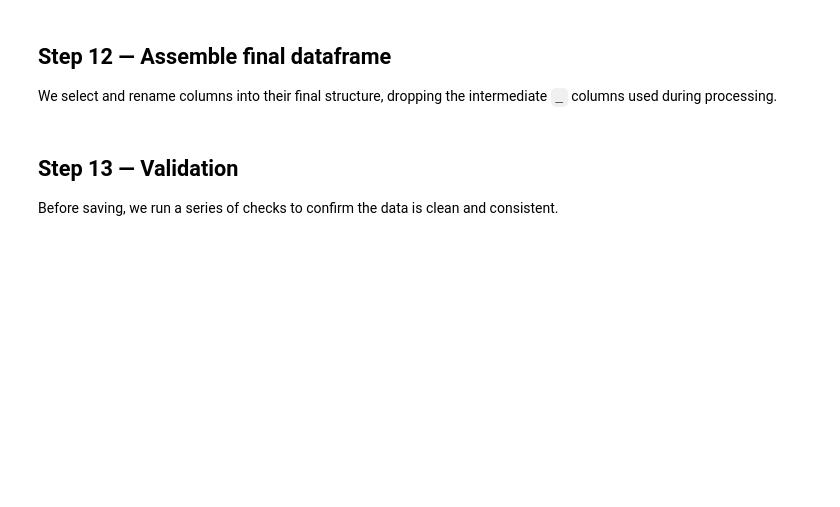
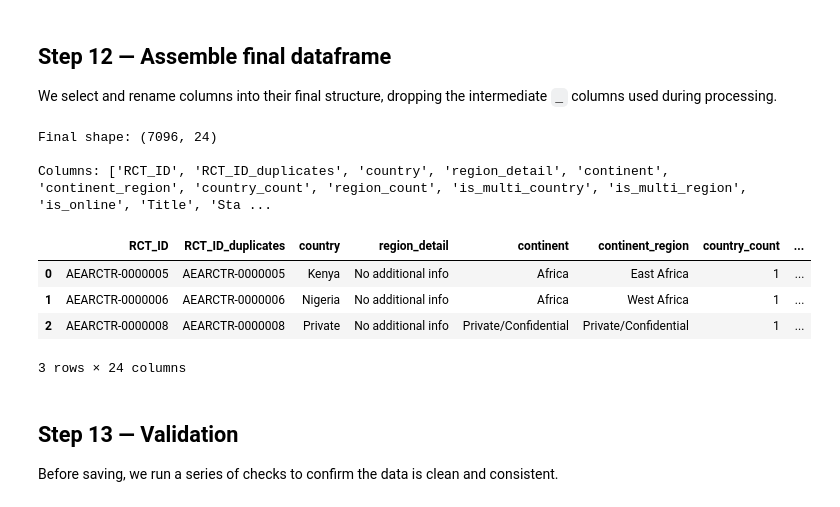
Before and after one commit to AnirudhPrasadh/rct-explorer, a Jupyter notebook: notebooks/02_data_cleaning.ipynb, the cells around one changed output. Cells and saved outputs as stored; diff of their text form; code cells hidden in the pictures; blank space fills up the shorter version.

Commit message:
Add viz data, updated notebooks and cleaned data

```diff
--- a/notebooks/02_data_cleaning.ipynb
+++ b/notebooks/02_data_cleaning.ipynb
@@ -235,7 +297,10 @@ COUNTRY_SPELLING_MAP = {
     # Tanzania variants
     'Tanzania, United Republic of': 'Tanzania',
     # Online/other non-countries
+    'nan': None,
+    'East, Central, and West Jakarta in Special Capital Region of Jakarta)': 'Indonesia',
     'Online Survey)': None,  # parsing artifact - will be handled by is_online flag
+
     # Spelling variants
     'Lao': 'Laos',
     "Lao People's Democratic Republic": 'Laos',
@@ -247,6 +312,7 @@ COUNTRY_SPELLING_MAP = {
     'Hong Kong': 'Hong Kong',
     'Guinea Bissau': 'Guinea-Bissau',
     'Slovak Republic': 'Slovakia',
+
     # Fix any parsing artifacts
     'N/A': None,
 }
@@ -619,26 +802,23 @@ def clean_keywords(raw):
     if pd.isna(raw) or raw == '':
         return ''
 
+    s = str(raw)
     # Remove all backslashes
-    cleaned = re.sub(r'\\+', '', str(raw))
-    # Remove surrounding brackets and quotes
-    cleaned = re.sub(r'^\[|\]"?$', '', cleaned).strip()
-    # Extract quoted terms
-    terms = re.findall(r'"([^"]+)"', cleaned)
-
-    if terms:
-        # Lowercase, strip whitespace, deduplicate while preserving order
-        seen = set()
-        result = []
-        for t in terms:
-            t_clean = t.strip().lower()
-            if t_clean and t_clean not in seen:
-                seen.add(t_clean)
-                result.append(t_clean)
-        return '|'.join(result)
-
-    # Fallback: if no quoted terms found, return cleaned string
-    return cleaned.strip()
+    s = s.replace('\\', '')
+    # Remove surrounding [  and trailing ]" or ]
+    s = re.sub(r'^\[|\]"?$', '', s).strip()
+    # Now looks like: electoral", "public goods", "corruption"
+    # Split on ", " to get individual terms
+    terms = [t.strip().strip('"') for t in s.split('",')]
+    # Clean each term
+    seen = set()
+    result = []
+    for t in terms:
+        t_clean = t.strip().strip('"').strip().lower()
+        if t_clean and t_clean not in seen:
+            seen.add(t_clean)
+            result.append(t_clean)
+    return '|'.join(result)
 
 df_exploded['keywords_clean'] = df_exploded['Keywords'].apply(clean_keywords)
 
@@ -703,34 +925,43 @@ df_final = df_exploded[[
     'Published at',
     'Primary Investigator',
     'DOI Number',
     'Keywords',
     'keywords_clean',
     'Country names',
     '_parsed_country',
     'region_detail',
     'continent',
     'continent_region',
     'country_count',
     'region_count',
     'is_multi_country',
     'is_multi_region',
     'is_online',
 ]].rename(columns={'_parsed_country': 'country'})
 
 # Reorder so identifiers come first
 cols_order = [
     'RCT_ID', 'RCT_ID_duplicates', 'country', 'region_detail',
     'continent', 'continent_region',
     'country_count', 'region_count', 'is_multi_country', 'is_multi_region', 'is_online',
     'Title', 'Status', 'Start date', 'End date', 'First registered on',
     'Last update date', 'Published at', 'Primary Investigator',
-    'DOI Number', 'Keywords', 'keywords_clean', 'Country names',
+    'DOI Number', 'Keywords', 'keywords_clean', 'Country names', 'Url',
 ]
 df_final = df_final[cols_order]
 
 print(f"Final shape: {df_final.shape}")
 print(f"\nColumns: {df_final.columns.tolist()}")
 df_final.head(3)
+# %% [output]
+Final shape: (7096, 24)
+
+Columns: ['RCT_ID', 'RCT_ID_duplicates', 'country', 'region_detail', 'continent', 'continent_region', 'country_count', 'region_count', 'is_multi_country', 'is_multi_region', 'is_online', 'Title', 'Sta ...
+|  | RCT_ID | RCT_ID_duplicates | country | region_detail | continent | continent_region | country_count | ... |
+| 0 | AEARCTR-0000005 | AEARCTR-0000005 | Kenya | No additional info | Africa | East Africa | 1 | ... |
+| 1 | AEARCTR-0000006 | AEARCTR-0000006 | Nigeria | No additional info | Africa | West Africa | 1 | ... |
+| 2 | AEARCTR-0000008 | AEARCTR-0000008 | Private | No additional info | Private/Confidential | Private/Confidential | 1 | ... |
+3 rows × 24 columns
 # %% [markdown]
 ## Step 13 — Validation
 
```
Also changed, not shown: parts of 18 cells of this notebook, 3 other files.
